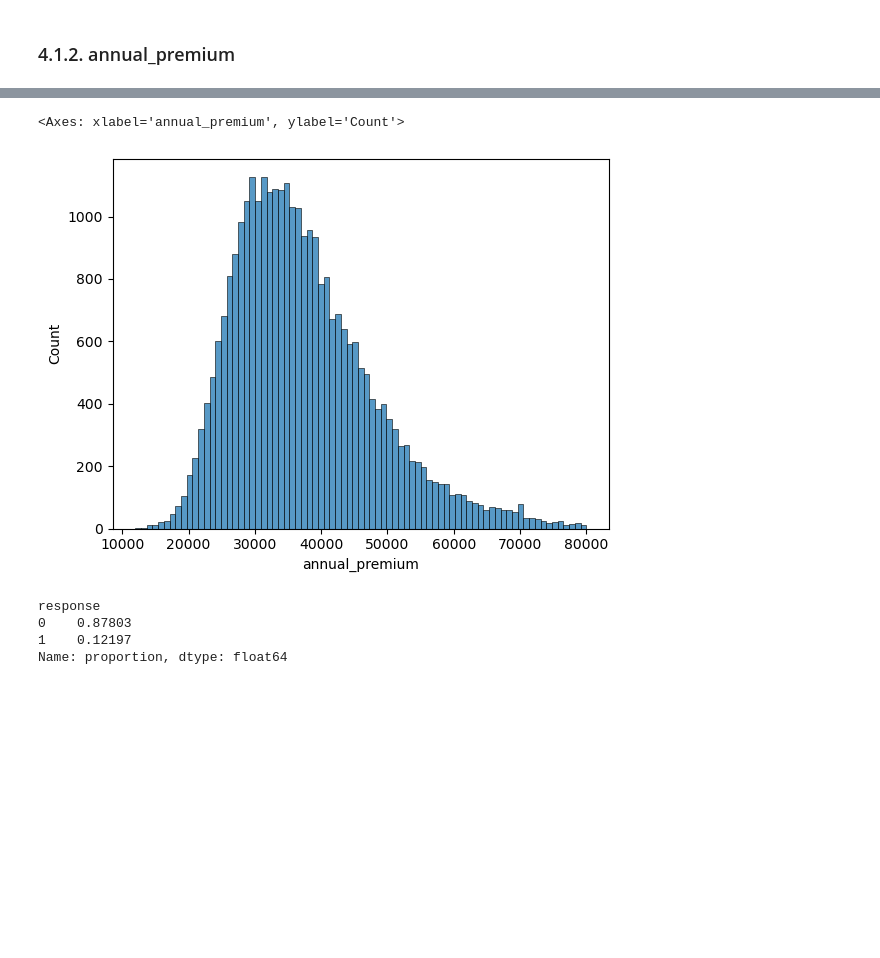
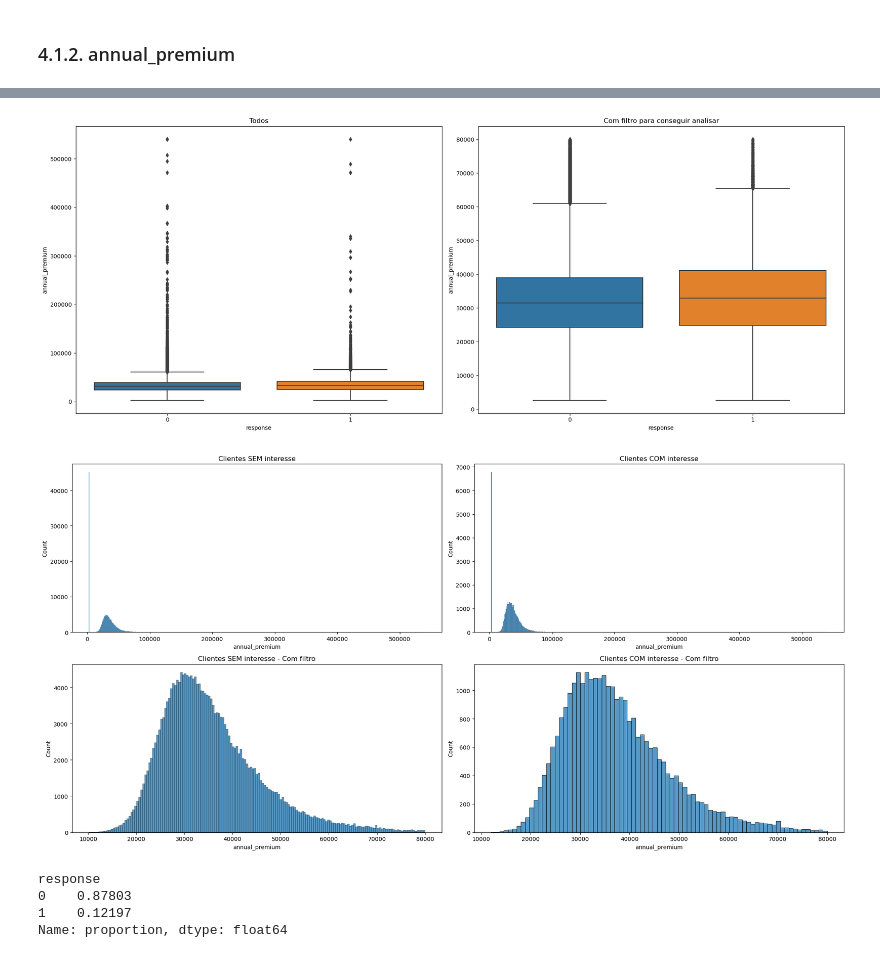
Before and after one commit to GabrielAlvesDS/Health-Insurance-Cross-Sell, a Jupyter notebook: notebooks/1.0.gca_health_insurance_cross_sell.ipynb, the cells around one changed output, grey strips where cells are left out. Drawn from its saved outputs; the diff is of its cells as text; code cells hidden in the pictures; blank space fills up the shorter version.

```diff
--- a/notebooks/1.0.gca_health_insurance_cross_sell.ipynb
+++ b/notebooks/1.0.gca_health_insurance_cross_sell.ipynb
@@ -215,13 +173,49 @@ sns.histplot(aux)
-# %%
-#Clientes COM interesse
-#-> com filtro para conseguir analisar
-
-aux = df4[(df4['annual_premium'] > 10000) & (df4['annual_premium'] < 80000)]
-aux = aux.loc[aux['response'] == 1, 'annual_premium']
-sns.histplot(aux)
-# %% [output]
-<Axes: xlabel='annual_premium', ylabel='Count'>
-[figure, removed]
+# %%
+fig, axes = plt.subplots(nrows=1, ncols=2, figsize=(20, 8))
+
+# Todos
+sns.boxplot(x='response', y='annual_premium', data=df4, ax=axes[0])
+axes[0].set_title('Todos')
+
+# Com filtro para conseguir analisar
+aux = df4[df4['annual_premium'] < 80000]
+sns.boxplot(x='response', y='annual_premium', data=aux, ax=axes[1])
+axes[1].set_title('Com filtro para conseguir analisar')
+
+
+plt.tight_layout()
+plt.show()
+# %% [output]
+[figure, added]
+# %%
+fig, axes = plt.subplots(nrows=2, ncols=2, figsize=(20, 10))
+
+# Todos
+aux = df4.loc[df4['response'] == 0, 'annual_premium']
+sns.histplot(aux, ax=axes[0, 0])
+axes[0, 0].set_title('Clientes SEM interesse')
+
+# Com filtro para conseguir analisar
+aux = df4.loc[df4['response'] == 1, 'annual_premium']
+sns.histplot(aux, ax=axes[0, 1])
+axes[0, 1].set_title('Clientes COM interesse')
+
+# Todos - Com Filtro
+aux = df4[(df4['annual_premium'] > 10000) & (df4['annual_premium'] < 80000)]
+aux = aux.loc[aux['response'] == 0, 'annual_premium']
+sns.histplot(aux, ax=axes[1, 0])
+axes[1, 0].set_title('Clientes SEM interesse - Com filtro')
+
+# Com filtro para conseguir analisar
+aux = df4[(df4['annual_premium'] > 10000) & (df4['annual_premium'] < 80000)]
+aux = aux.loc[aux['response'] == 1, 'annual_premium']
+sns.histplot(aux, ax=axes[1, 1])
+axes[1, 1].set_title('Clientes COM interesse - Com filtro')
+
+plt.tight_layout()
+plt.show()
+# %% [output]
+[figure, added]
 # %%
 df4.value_counts('response', normalize=True)
 # %% [output]
```
Also changed, not shown: parts of 9 cells of this notebook, 13 other files.
